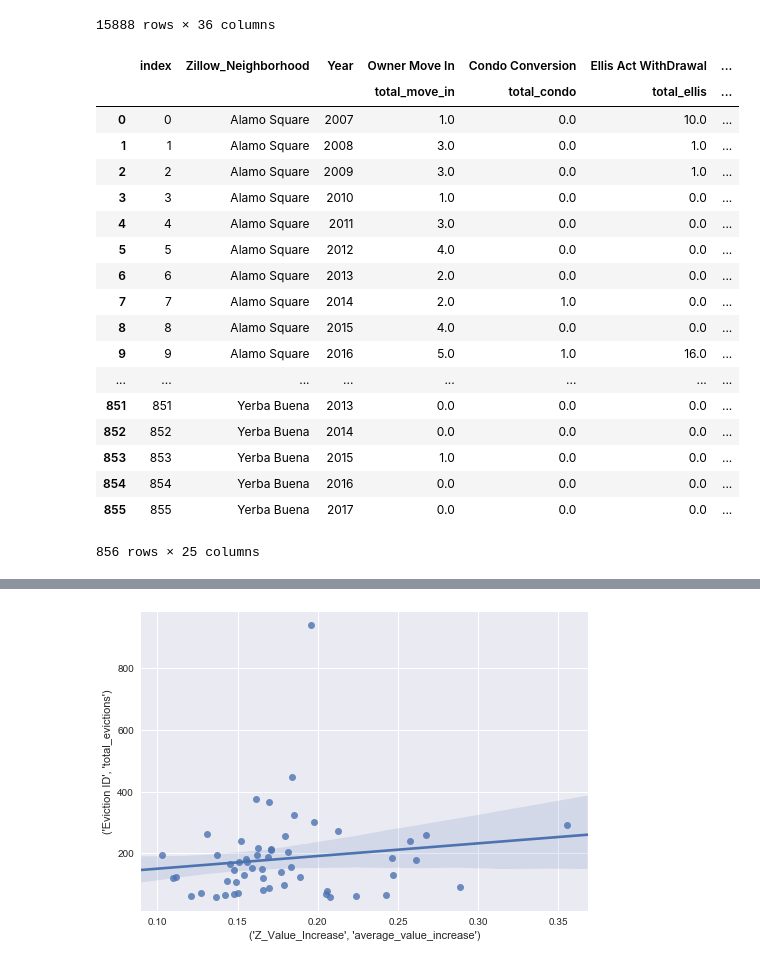
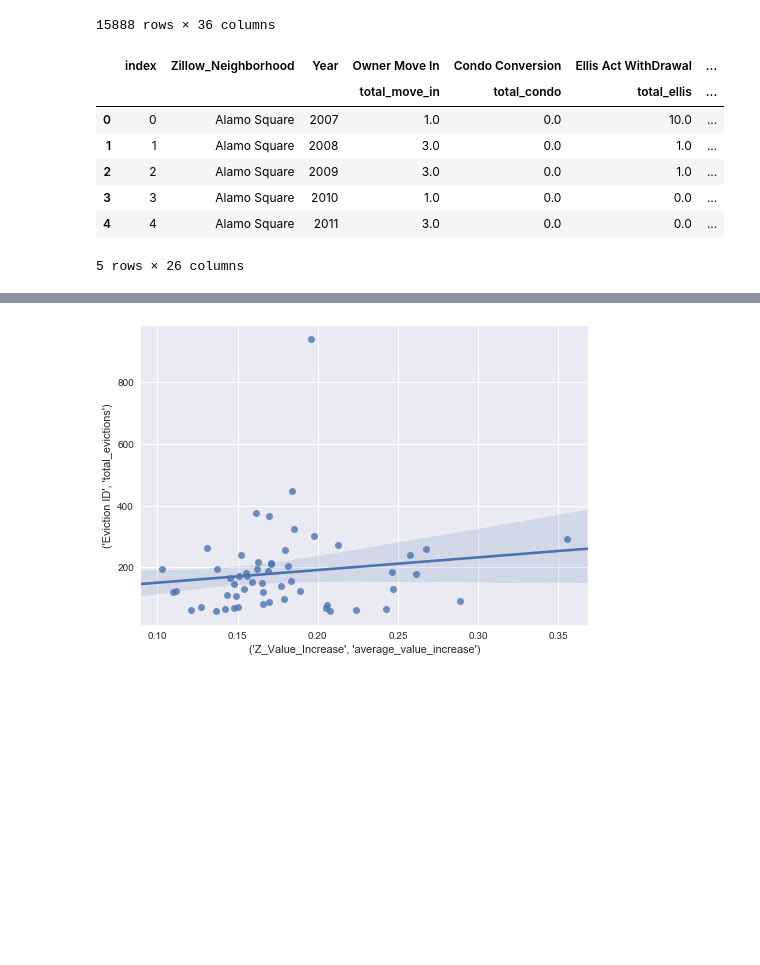
Before and after one commit to Jkremr/evictions-home-values, a Jupyter notebook: evictions-home-values.ipynb, the cells around one changed output, grey strips where cells are left out. Drawn from its saved outputs; the diff is of its cells as text; code cells hidden in the pictures; blank space fills up the shorter version.

Commit message:
Adding helpful comments, adding total non-cause column to all data frames.

```diff
--- a/evictions-home-values.ipynb
+++ b/evictions-home-values.ipynb
@@ -236,29 +234,30 @@ pricingdf
 # %%
 # Creating a dataframe to group by year, then neighborhood.
 groupby_year_hood = pricingdf.groupby(['Zillow_Neighborhood', 'Year']).agg(baseaggregation).reset_index()
+
 # Drop neighborhoods that lack Zillow pricing data.
 groupby_year_hood = groupby_year_hood.dropna(subset=[('Z_2017_Value', 'current_value')]).reset_index()
-groupby_year_hood
+
+# Creating a row-wise sum of all the non-cause eviciton counts.
+groupby_year_hood[('total_non_cause','total_non_cause')] = groupby_year_hood[[
+                                               ('Owner Move In', 'total_move_in'),
+                                               ('Condo Conversion', 'total_condo'),
+                                               ('Ellis Act WithDrawal', 'total_ellis'),
+                                               ('Substantial Rehab', 'total_substantial_rehab'),
+                                               ('Lead Remediation', 'total_lead'),
+                                               ('Development', 'total_development')
+                                               ]].sum(axis=1)
+
+groupby_year_hood.head()
 # %% [output]
 |  | index | Zillow_Neighborhood | Year | Owner Move In | Condo Conversion | Ellis Act WithDrawal | ... |
 |  |  |  |  | total_move_in | total_condo | total_ellis | ... |
 | 0 | 0 | Alamo Square | 2007 | 1.0 | 0.0 | 10.0 | ... |
 | 1 | 1 | Alamo Square | 2008 | 3.0 | 0.0 | 1.0 | ... |
 | 2 | 2 | Alamo Square | 2009 | 3.0 | 0.0 | 1.0 | ... |
 | 3 | 3 | Alamo Square | 2010 | 1.0 | 0.0 | 0.0 | ... |
 | 4 | 4 | Alamo Square | 2011 | 3.0 | 0.0 | 0.0 | ... |
-| 5 | 5 | Alamo Square | 2012 | 4.0 | 0.0 | 0.0 | ... |
-| 6 | 6 | Alamo Square | 2013 | 2.0 | 0.0 | 0.0 | ... |
-| 7 | 7 | Alamo Square | 2014 | 2.0 | 1.0 | 0.0 | ... |
-| 8 | 8 | Alamo Square | 2015 | 4.0 | 0.0 | 0.0 | ... |
-| 9 | 9 | Alamo Square | 2016 | 5.0 | 1.0 | 16.0 | ... |
-| ... | ... | ... | ... | ... | ... | ... | ... |
-| 851 | 851 | Yerba Buena | 2013 | 0.0 | 0.0 | 0.0 | ... |
-| 852 | 852 | Yerba Buena | 2014 | 0.0 | 0.0 | 0.0 | ... |
-| 853 | 853 | Yerba Buena | 2015 | 1.0 | 0.0 | 0.0 | ... |
-| 854 | 854 | Yerba Buena | 2016 | 0.0 | 0.0 | 0.0 | ... |
-| 855 | 855 | Yerba Buena | 2017 | 0.0 | 0.0 | 0.0 | ... |
-856 rows × 25 columns
+5 rows × 26 columns
 # %%
 # Creating a dataframe to group by year, then neighborhood.
 groupby_year = pricingdf.groupby(['Year']).agg(baseaggregation).reset_index()
```
Also changed, not shown: parts of 3 cells of this notebook.
